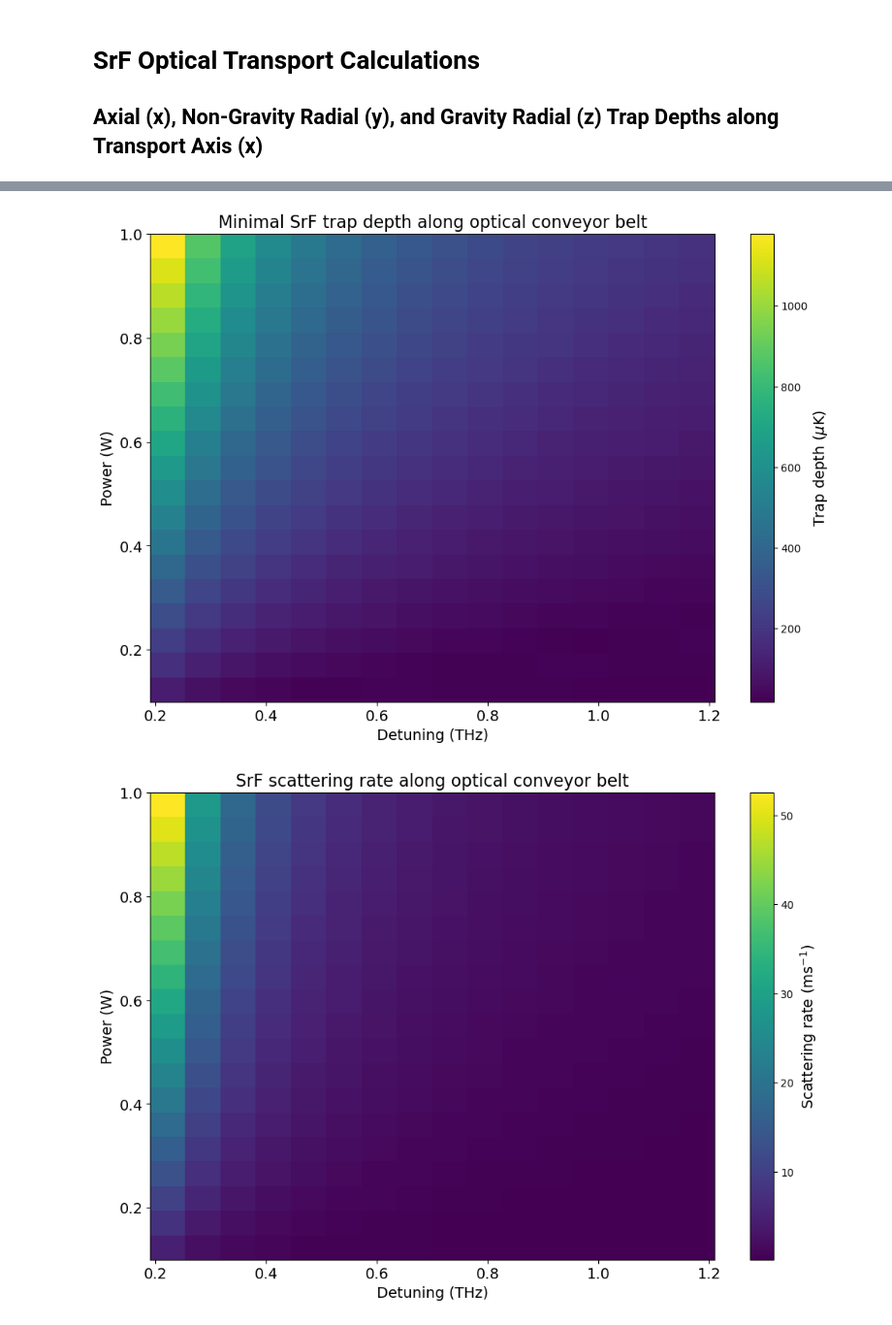
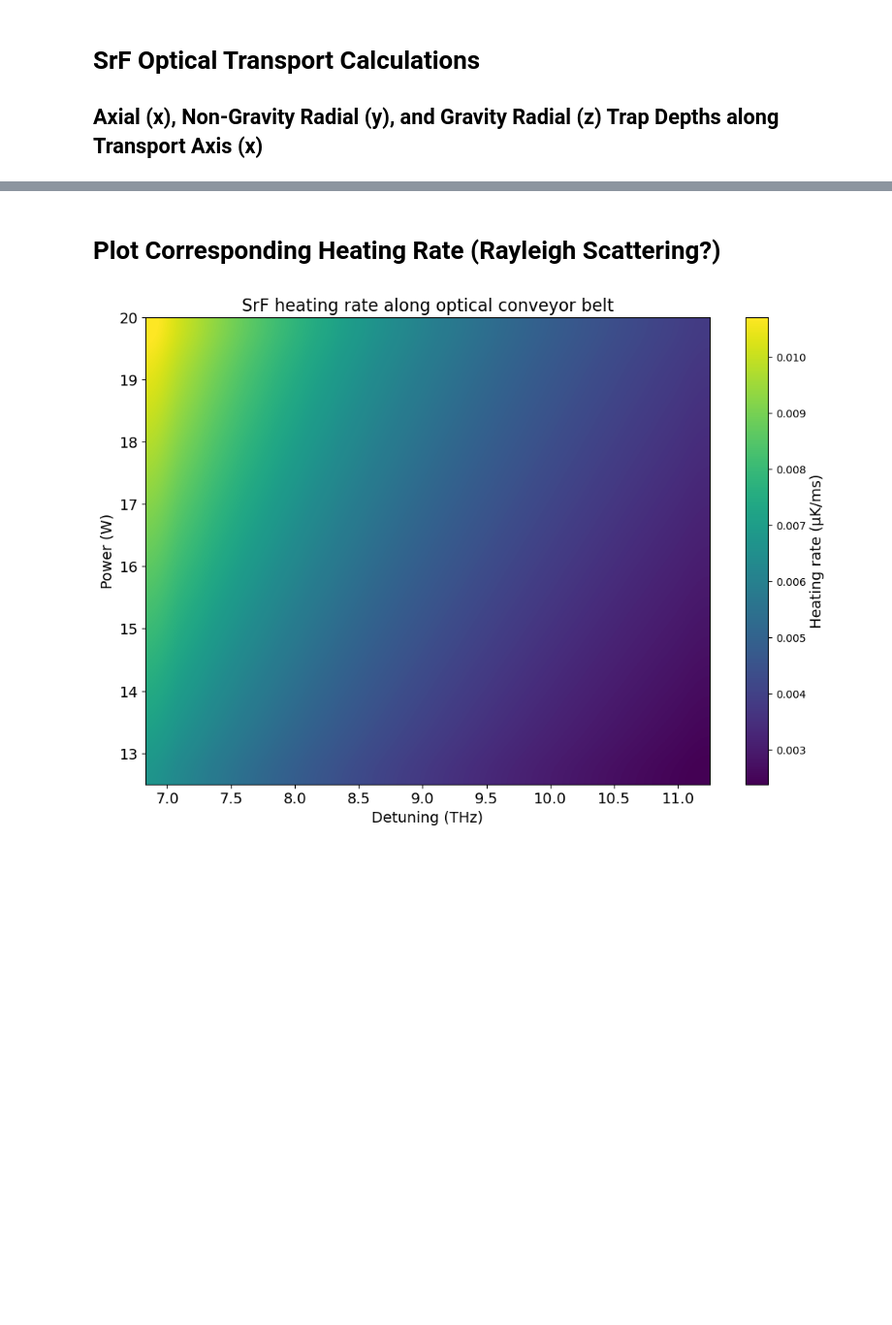
Before and after one commit to geoffrey-zheng/SrF-Calcs, a Jupyter notebook: Optical-Transport/SrFTransportLatestWithScattering.ipynb, the cells around one changed output, grey strips where cells are left out. Shown at 97% size. Saved outputs shown, nothing was run; the diff lists cells and outputs as text; code cells hidden in the pictures; blank space fills up the shorter version.

Commit message:
add finished code for SrF transport with scattering rate

```diff
--- a/Optical-Transport/SrFTransportLatestWithScattering.ipynb
+++ b/Optical-Transport/SrFTransportLatestWithScattering.ipynb
@@ -361,12 +316,15 @@ Optima coordinates: (w₀ = 163.2 µm, x₀ = 4.21 cm)
 
 Note the power is in a single pass.
 # %%
-start_wavelen_scan = 663.6e-9 # 190 GHz detuning
-end_wavelen_scan = 665.1e-9 # 1.14 THz detuning
-wavelen_scan_increment = 0.1e-9# go in 0.1 nm increments
+start_wavelen_scan = 673.5e-9 # 190 GHz detuning
+end_wavelen_scan = 680.5e-9 # 1.14 THz detuning
+wavelen_scan_increment = 0.25e-9# go in 0.02 nm increments
+start_power_scan = 12.5 # in W
+end_power_scan = 20.5 # in W
+power_scan_increment = 0.2# in W
 lams = np.arange(start_wavelen_scan, end_wavelen_scan, wavelen_scan_increment)
 detunings = resonance_freq - c/lams # in Hz
-Ps = np.arange(0.1, 1.05, 0.05) # trap light power in W
+Ps = np.arange(12.5, 20.5, 0.5) # trap light power in W
 
 num_grid_pts = 10 # this seems good enough resolution for heat map of (xs, ws) to get reasonable estimate of optimal trap depth
 best_trap_depths = np.empty((len(detunings), len(Ps)))
@@ -434,25 +511,20 @@ Scattering rate: 206.30 s$^-1$
+# %% [markdown]
+# Plot Corresponding Heating Rate (Rayleigh Scattering?)
 # %%
-#plot result from above
+#also add in the heating rate
+resonance_wavelen = c / resonance_freq
+recoil_temp = hbar**2 * (2*np.pi/resonance_wavelen)**2 / (m_SrF * k)
+
+heating_rates = scattering_rates * recoil_temp/3
 
 plt.figure(figsize=(12, 8))
-plt.imshow(np.transpose(best_trap_depths), extent=[detunings[0]/1e12, detunings[-1]/1e12, Ps[0], Ps[-1]], origin='lower', aspect='auto')
-plt.colorbar().set_label('Trap depth ($\mu$K)', fontsize=14)
+plt.imshow(np.transpose(heating_rates*1e3), extent=[detunings[0]/1e12, detunings[-1]/1e12, Ps[0], Ps[-1]], origin='lower', interpolation='spline36', aspect='auto')
+plt.colorbar().set_label('Heating rate (µK/ms)', fontsize=14)
 plt.xlabel('Detuning (THz)', fontsize=14)
 plt.ylabel('Power (W)', fontsize=14)
-plt.title('Minimal SrF trap depth along optical conveyor belt', fontsize=16)
+plt.title('SrF heating rate along optical conveyor belt', fontsize=16)
 plt.xticks(fontsize=14)
 plt.yticks(fontsize=14)
 plt.show()
-
-plt.figure(figsize=(12, 8))
-plt.imshow(np.transpose(scattering_rates/1e3), extent=[detunings[0]/1e12, detunings[-1]/1e12, Ps[0], Ps[-1]], origin='lower', aspect='auto')
-plt.colorbar().set_label('Scattering rate (ms$^{-1}$)', fontsize=14)
-plt.xlabel('Detuning (THz)', fontsize=14)
-plt.ylabel('Power (W)', fontsize=14)
-plt.title('SrF scattering rate along optical conveyor belt', fontsize=16)
-plt.xticks(fontsize=14)
-plt.yticks(fontsize=14)
-plt.show()
 # %% [output]
-[figure, old version]
+[figure, new version]
-[figure, removed]
```
Also changed, not shown: parts of 16 cells of this notebook, 1 other file.
